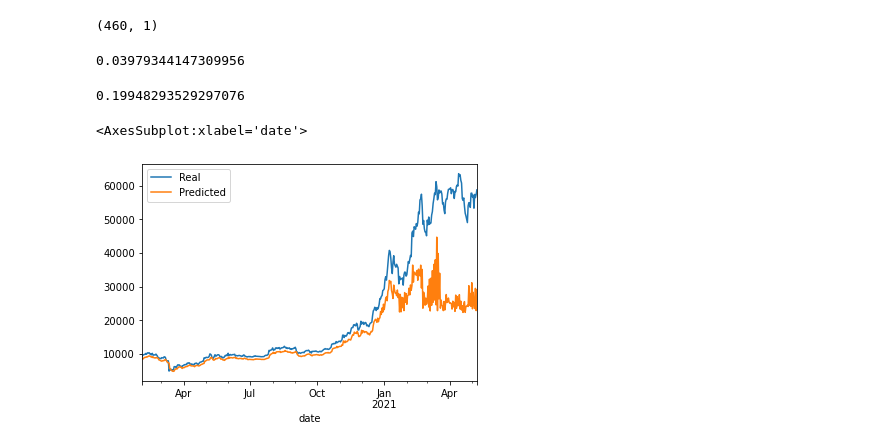
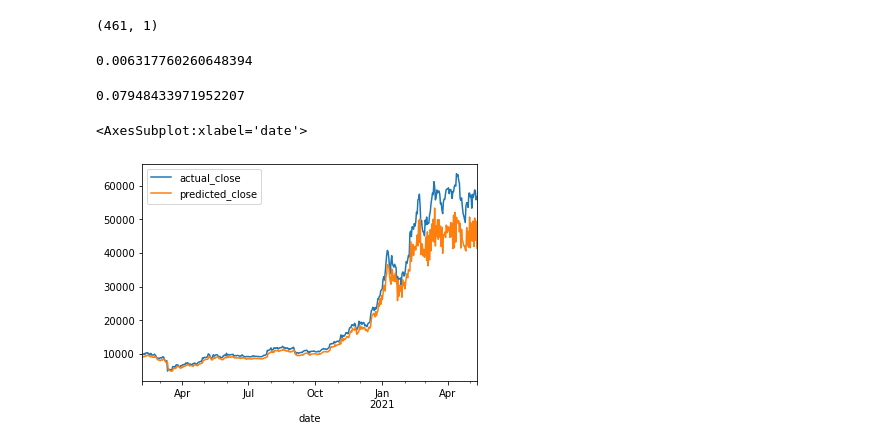
Before and after one commit to georgekoul26/Bitcoin_Models, a Jupyter notebook: GRU_testmodel.ipynb, the cells around one changed output. Saved outputs shown, nothing was run; the diff lists cells and outputs as text; code cells hidden in the pictures.

```diff
--- a/GRU_testmodel.ipynb
+++ b/GRU_testmodel.ipynb
@@ -163,7 +195,7 @@ sc.fit(y)
 y_train = sc.transform(y_train)
 y_test = sc.transform(y_test)
 # %%
-#LSTM model
+#GRU model
 model = Sequential()
 epochs = 10
 model.add(GRU(100, return_sequences=True, input_shape=(X_train.shape[1],6)))
@@ -174,6 +206,6 @@ model.add(Dense(32))
 model.add(Dropout(0.2))
 model.add(Dense(1))
 model.compile(loss="mse", optimizer="adam")
-fit = model.fit(X_train, y_train, batch_size=1, epochs = epochs)
+fit = model.fit(X_train, y_train, batch_size=1, epochs = epochs, validation_split=.1)
 # %% [output]
 Epoch 1/10
@@ -218,25 +268,25 @@ model.evaluate(X_test, y_test)
 predicted = model.predict(X_test)
 predicted.shape
 # %% [output]
-(460, 1)
+(461, 1)
 # %%
 mse = mean_squared_error(y_test, predicted)
 mse
 # %% [output]
-0.03979344147309956
+0.006317760260648394
 # %%
 np.sqrt(mse)
 # %% [output]
-0.19948293529297076
+0.07948433971952207
 # %%
-predicted_prices = sc.inverse_transform(predicted)
-real_prices = sc.inverse_transform(y_test.reshape(-1, 1))
+predicted_close = sc.inverse_transform(predicted)
+actual_close = sc.inverse_transform(y_test.reshape(-1, 1))
 # %%
-stocks = pd.DataFrame({
-    "Real": real_prices.ravel(),
-    "Predicted": predicted_prices.ravel()
+results_df = pd.DataFrame({
+    'actual_close': actual_close.ravel(),
+    "predicted_close": predicted_close.ravel()
     }, index = data_new.index[-len(real_prices): ])
-stocks.plot()
+results_df.plot()
 # %% [output]
 <AxesSubplot:xlabel='date'>
-[figure, old version]
+[figure, new version]
```
Also changed, not shown: parts of 15 cells of this notebook, 1 other file.
